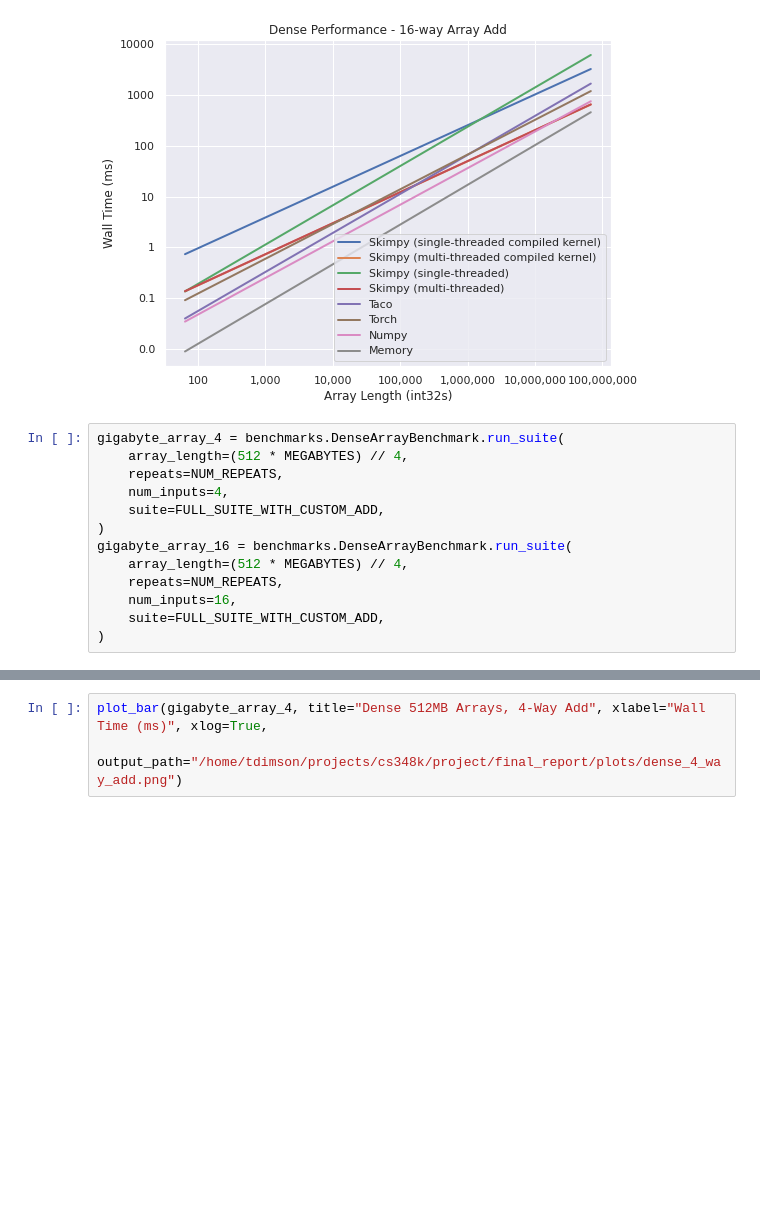
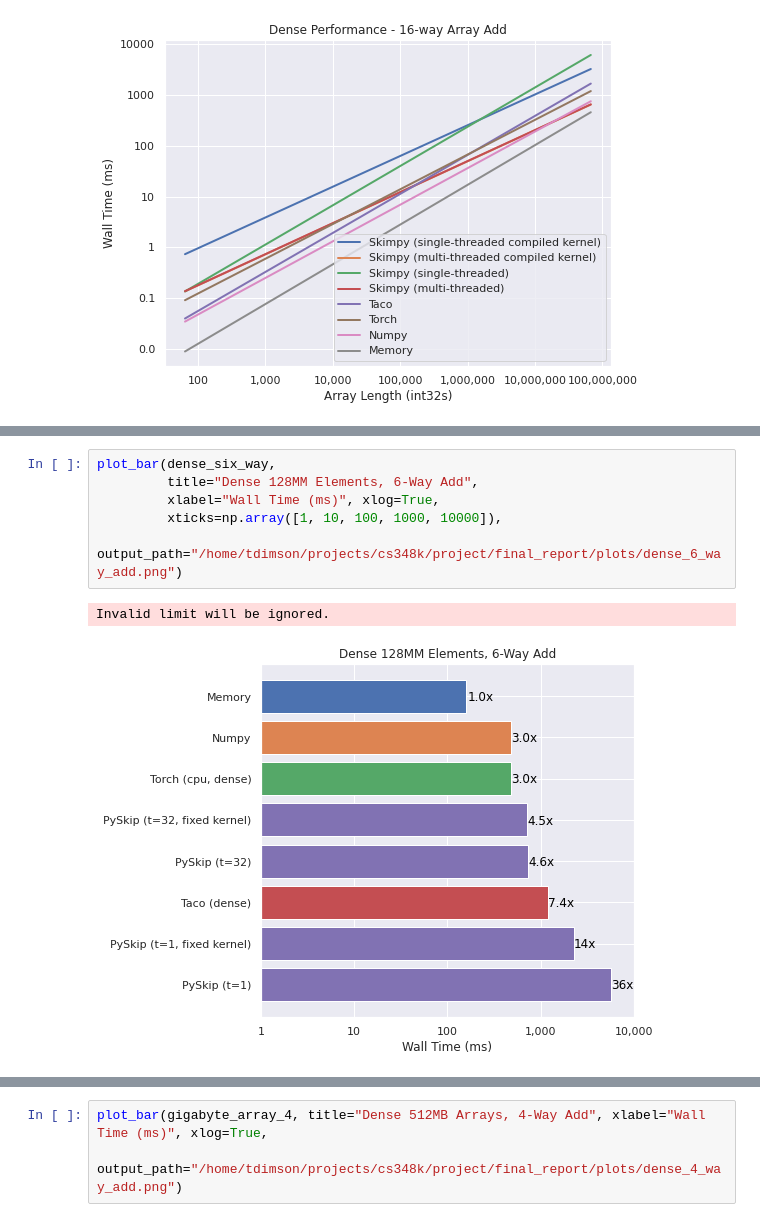
Before and after one commit to turtlesoupy/pyskip, a Jupyter notebook: notebooks/skimpy_bench_project.ipynb, the cells around one changed output, grey strips where cells are left out. Saved outputs shown, nothing was run; the diff lists cells and outputs as text; blank space fills up the shorter version.

```diff
--- a/notebooks/skimpy_bench_project.ipynb
+++ b/notebooks/skimpy_bench_project.ipynb
@@ -273,16 +335,3 @@ line_plot(
 )
 # %% [output]
 [figure]
-# %%
-gigabyte_array_4 = benchmarks.DenseArrayBenchmark.run_suite(
-    array_length=(512 * MEGABYTES) // 4,
-    repeats=NUM_REPEATS,
-    num_inputs=4,
-    suite=FULL_SUITE_WITH_CUSTOM_ADD,
-)
-gigabyte_array_16 = benchmarks.DenseArrayBenchmark.run_suite(
-    array_length=(512 * MEGABYTES) // 4,
-    repeats=NUM_REPEATS,
-    num_inputs=16,
-    suite=FULL_SUITE_WITH_CUSTOM_ADD,
-)
@@ -288,0 +349,9 @@ gigabyte_array_16 = benchmarks.DenseArrayBenchmark.run_suite(
+# %%
+plot_bar(dense_six_way,
+         title="Dense 128MM Elements, 6-Way Add",
+         xlabel="Wall Time (ms)", xlog=True,
+         xticks=np.array([1, 10, 100, 1000, 10000]),
+         output_path="/home/tdimson/projects/cs348k/project/final_report/plots/dense_6_way_add.png")
+# %% [output]
+Invalid limit will be ignored.
+[figure, added]
```
Also changed, not shown: parts of 33 cells of this notebook, 2 other files.
